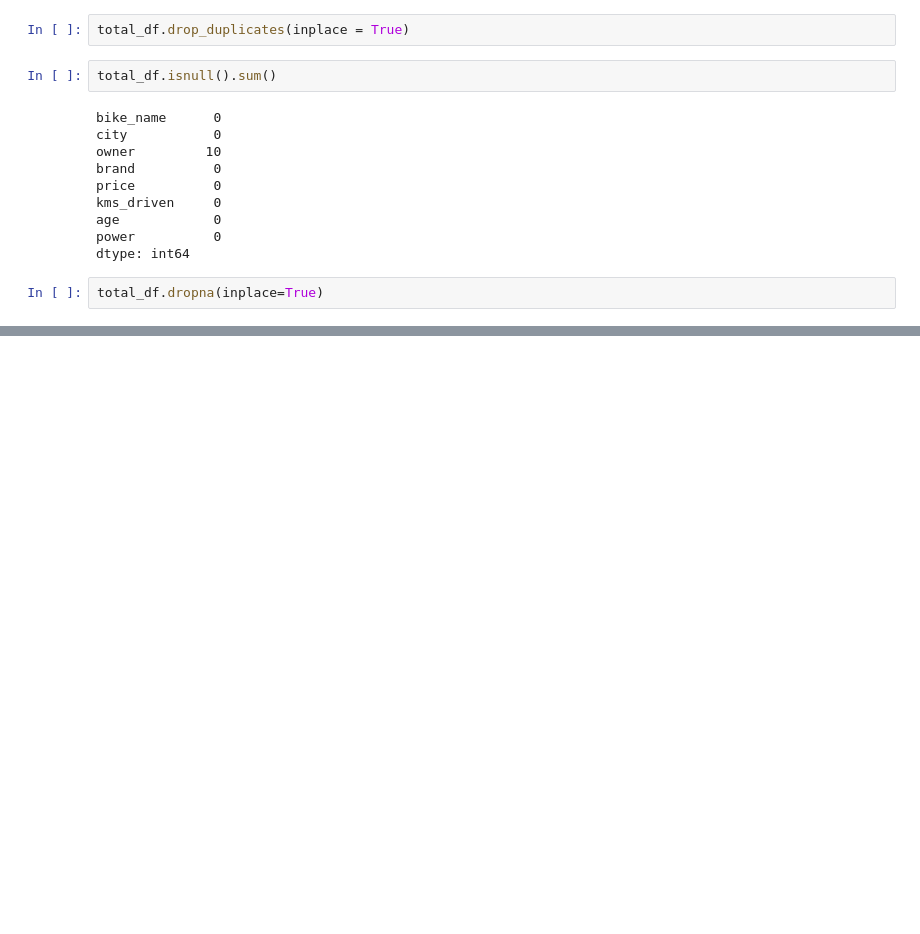
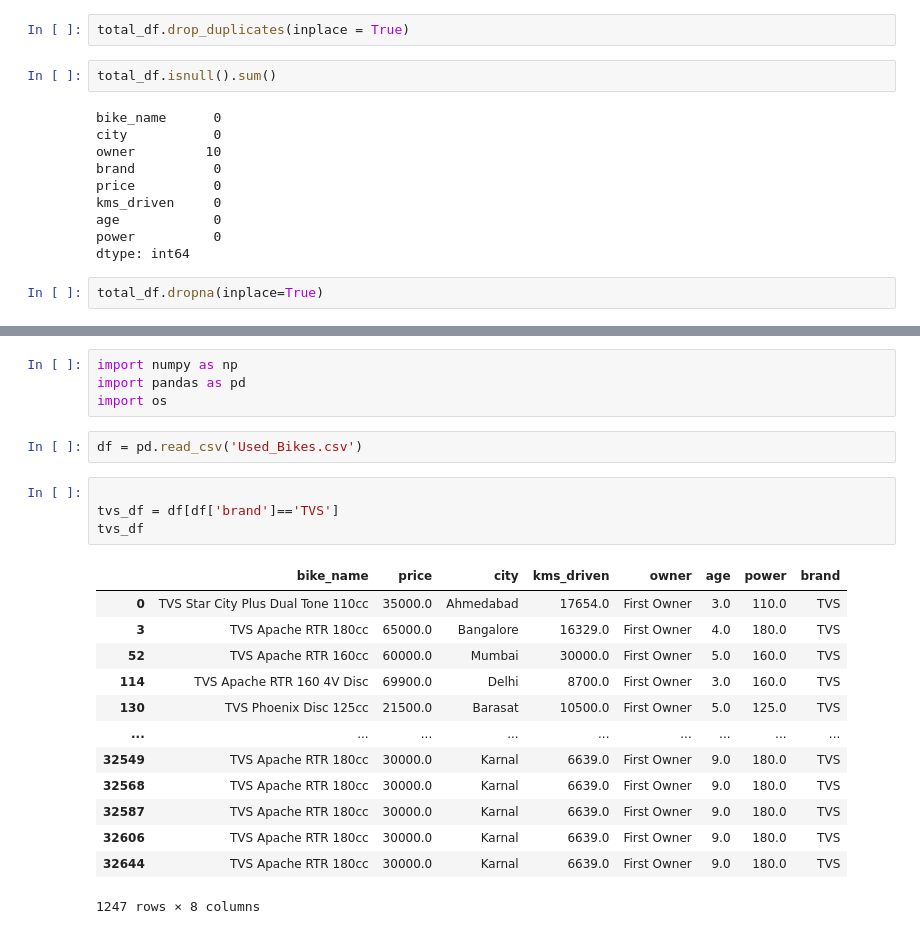
Before and after one commit to Vaidikkh/bike-price-prediction, a Jupyter notebook: bike_predict.ipynb, the cells around one changed output, grey strips where cells are left out. Cells and saved outputs as stored; diff of their text form; blank space fills up the shorter version.

```diff
--- a/bike_predict.ipynb
+++ b/bike_predict.ipynb
@@ -420,0 +471,24 @@ total_df.dropna(inplace=True)
+# %%
+import numpy as np
+import pandas as pd
+import os
+# %%
+df = pd.read_csv('Used_Bikes.csv')
+# %%
+
+tvs_df = df[df['brand']=='TVS']
+tvs_df
+# %% [output]
+|  | bike_name | price | city | kms_driven | owner | age | power | brand |
+| 0 | TVS Star City Plus Dual Tone 110cc | 35000.0 | Ahmedabad | 17654.0 | First Owner | 3.0 | 110.0 | TVS |
+| 3 | TVS Apache RTR 180cc | 65000.0 | Bangalore | 16329.0 | First Owner | 4.0 | 180.0 | TVS |
+| 52 | TVS Apache RTR 160cc | 60000.0 | Mumbai | 30000.0 | First Owner | 5.0 | 160.0 | TVS |
+| 114 | TVS Apache RTR 160 4V Disc | 69900.0 | Delhi | 8700.0 | First Owner | 3.0 | 160.0 | TVS |
+| 130 | TVS Phoenix Disc 125cc | 21500.0 | Barasat | 10500.0 | First Owner | 5.0 | 125.0 | TVS |
+| ... | ... | ... | ... | ... | ... | ... | ... | ... |
+| 32549 | TVS Apache RTR 180cc | 30000.0 | Karnal | 6639.0 | First Owner | 9.0 | 180.0 | TVS |
+| 32568 | TVS Apache RTR 180cc | 30000.0 | Karnal | 6639.0 | First Owner | 9.0 | 180.0 | TVS |
+| 32587 | TVS Apache RTR 180cc | 30000.0 | Karnal | 6639.0 | First Owner | 9.0 | 180.0 | TVS |
+| 32606 | TVS Apache RTR 180cc | 30000.0 | Karnal | 6639.0 | First Owner | 9.0 | 180.0 | TVS |
+| 32644 | TVS Apache RTR 180cc | 30000.0 | Karnal | 6639.0 | First Owner | 9.0 | 180.0 | TVS |
+1247 rows × 8 columns
```
Also changed, not shown: parts of 15 cells of this notebook.
